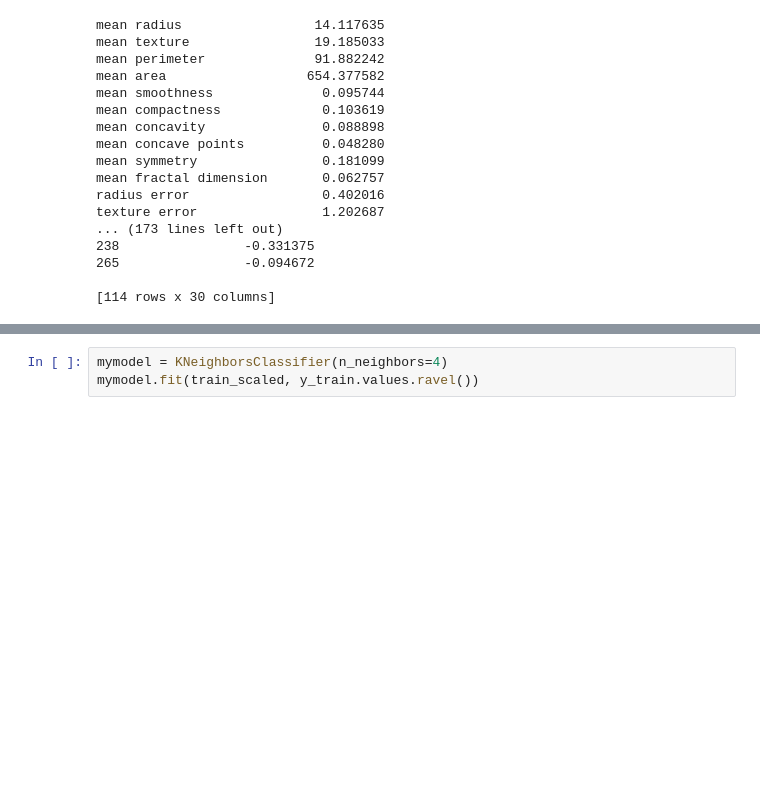
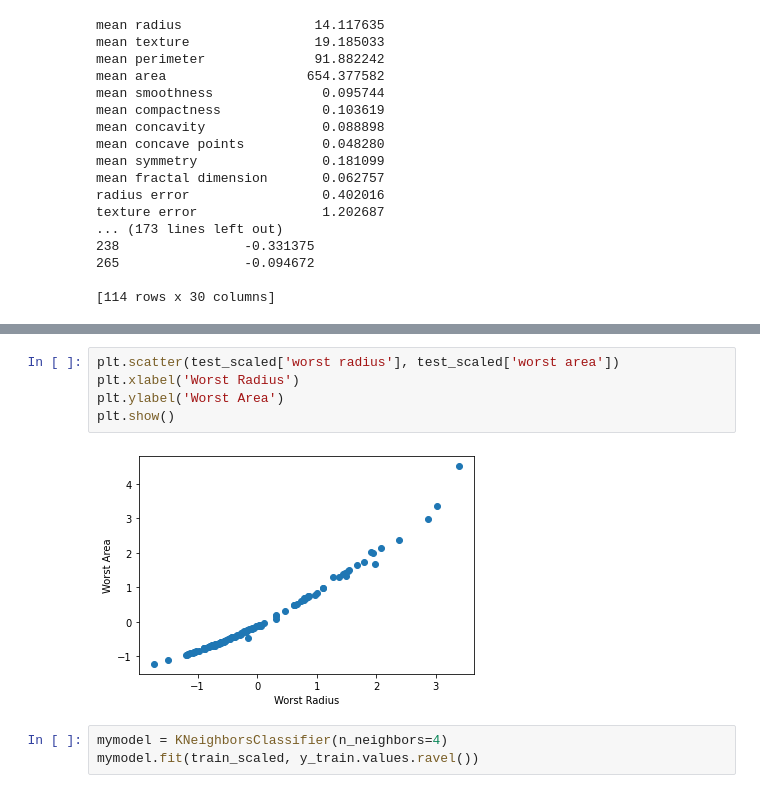
Before and after one commit to g202235406/202235406, a Jupyter notebook: HW #2.ipynb, the cells around one changed output, grey strips where cells are left out. Cells and saved outputs as stored; diff of their text form; blank space fills up the shorter version.

```diff
--- a/HW #2.ipynb
+++ b/HW #2.ipynb
@@ -237,3 +237,10 @@ plt.show()
+# %%
+plt.scatter(test_scaled['worst radius'], test_scaled['worst area'])
+plt.xlabel('Worst Radius')
+plt.ylabel('Worst Area')
+plt.show()
+# %% [output]
+[figure, added]
 # %%
 mymodel = KNeighborsClassifier(n_neighbors=4)
 mymodel.fit(train_scaled, y_train.values.ravel())
```
Also changed, not shown: parts of 2 cells of this notebook.
